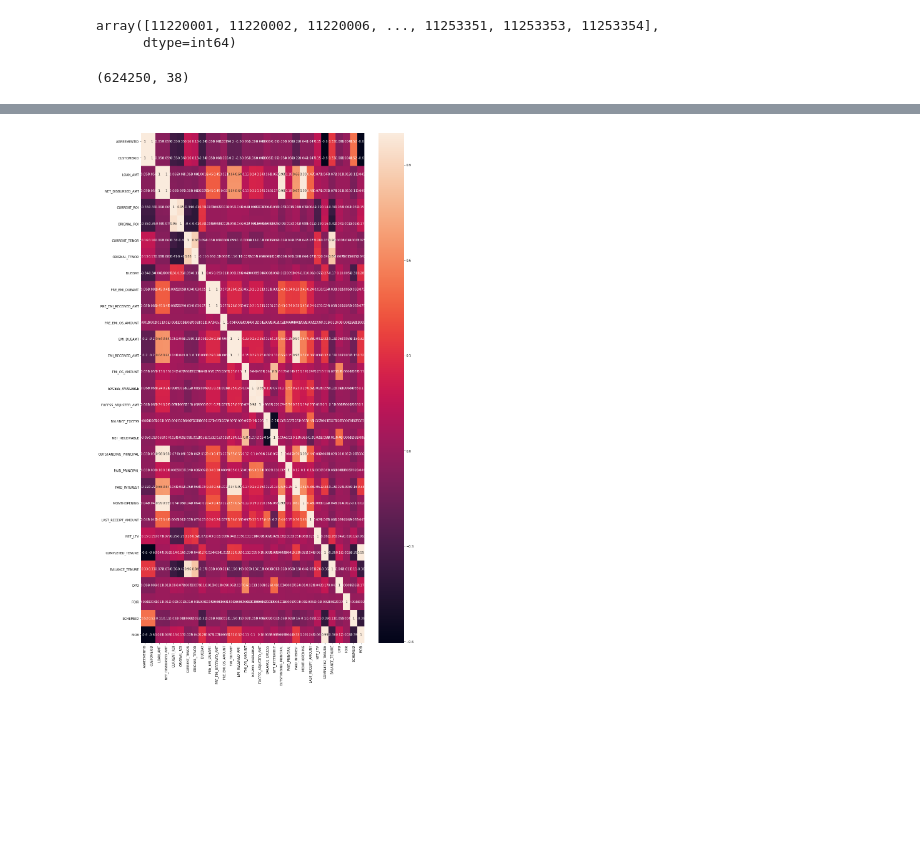
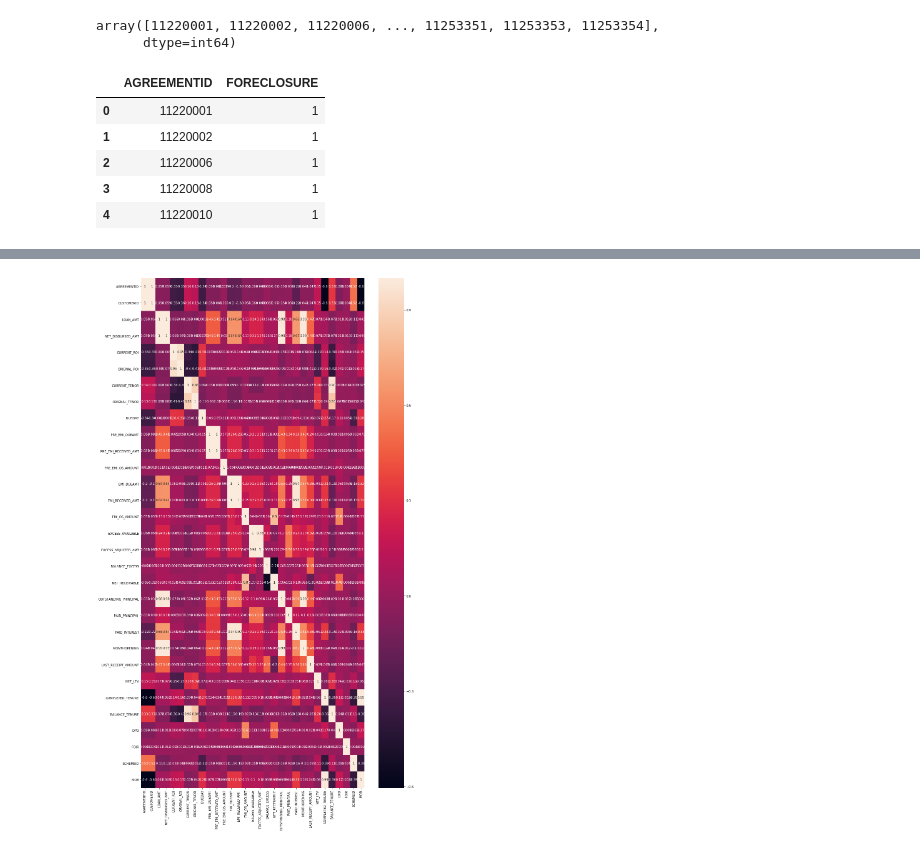
Before and after one commit to piyush-98/Edelweiss-MachineLearning-Challenge, a Jupyter notebook: Forecloser_pred.ipynb, the cells around one changed output, grey strips where cells are left out. Cells and saved outputs as stored; diff of their text form; code cells hidden in the pictures; blank space fills up the shorter version.

```diff
--- a/Forecloser_pred.ipynb
+++ b/Forecloser_pred.ipynb
@@ -27,10 +27,15 @@ array([11220001, 11220002, 11220006, ..., 11253351, 11253353, 11253354],
 data_cust=data2['Sheet1']
 # %%
 data_main=data['LMS_HLLAP']
-# %%
-data_main.shape
-# %% [output]
-(624250, 38)
+# %%
+for i in
+# %% [output]
+|  | AGREEMENTID | FORECLOSURE |
+| 0 | 11220001 | 1 |
+| 1 | 11220002 | 1 |
+| 2 | 11220006 | 1 |
+| 3 | 11220008 | 1 |
+| 4 | 11220010 | 1 |
 # %%
 data_main.head()
 # %% [output]
```
Also changed, not shown: 1 other file.
